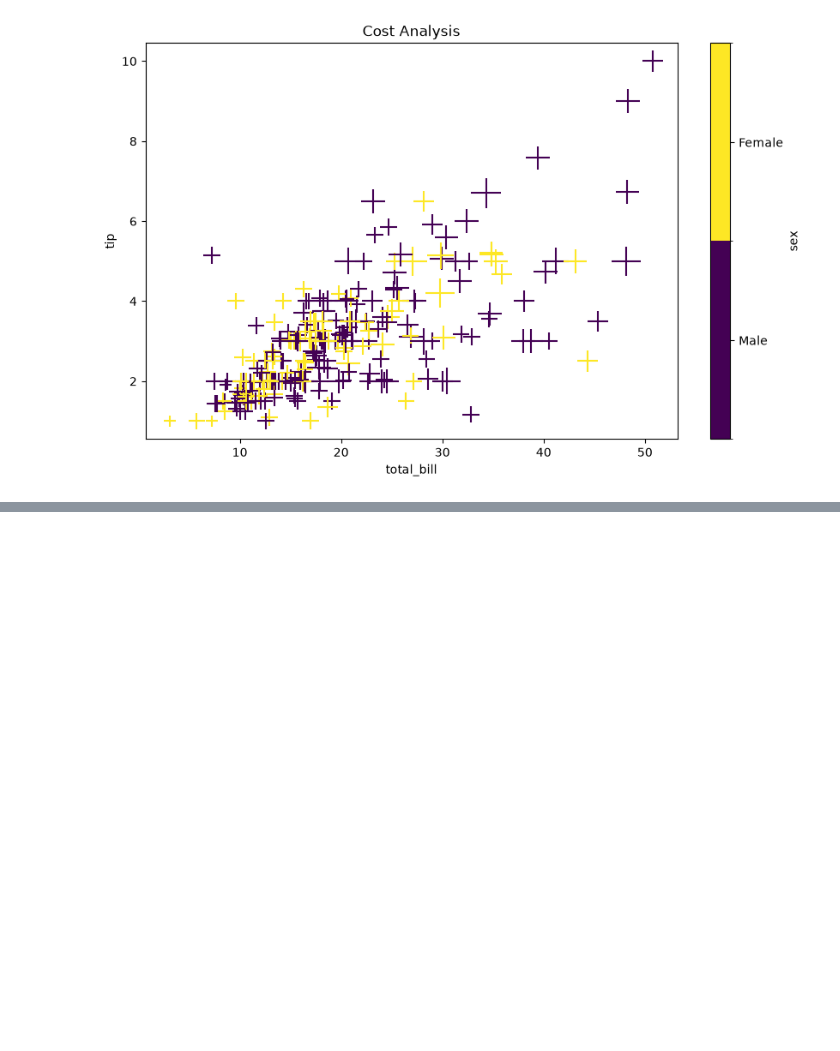
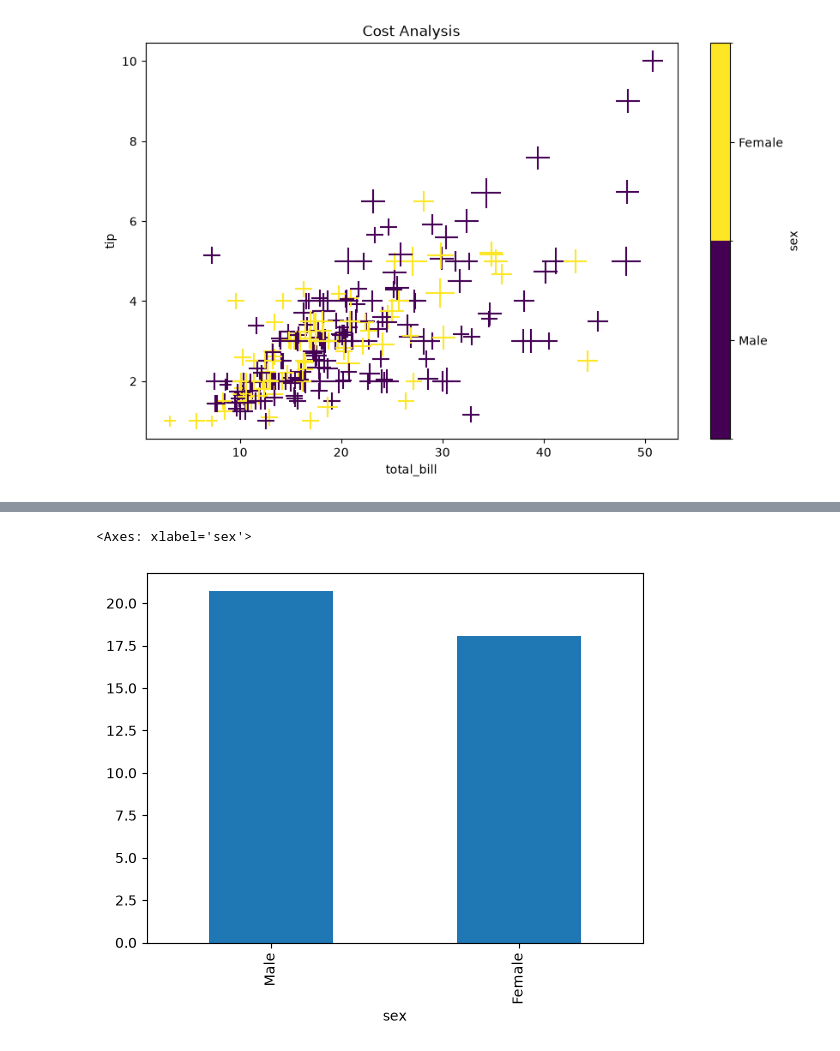
Before and after one commit to rabiuldiu30/Advanced-Matplotlib, a Jupyter notebook: advanced-matplotlib.ipynb, the cells around one changed output, grey strips where cells are left out. Saved outputs shown, nothing was run; the diff lists cells and outputs as text; code cells hidden in the pictures; blank space fills up the shorter version.

```diff
--- a/advanced-matplotlib.ipynb
+++ b/advanced-matplotlib.ipynb
@@ -363,0 +376,5 @@ tips.plot(
+# %%
+tips.groupby('sex')['total_bill'].mean().plot(kind='bar')
+# %% [output]
+<Axes: xlabel='sex'>
+[figure, added]
```
Also changed, not shown: parts of 4 cells of this notebook.
